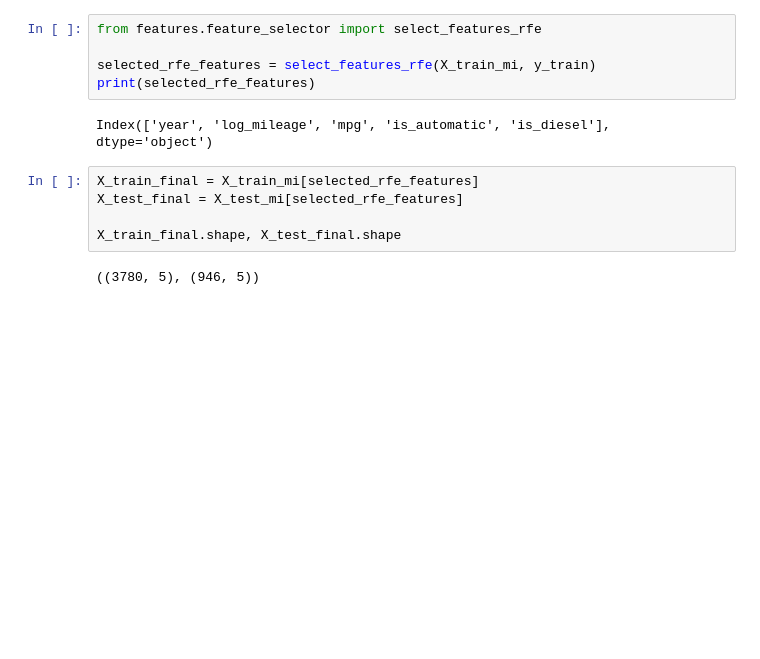
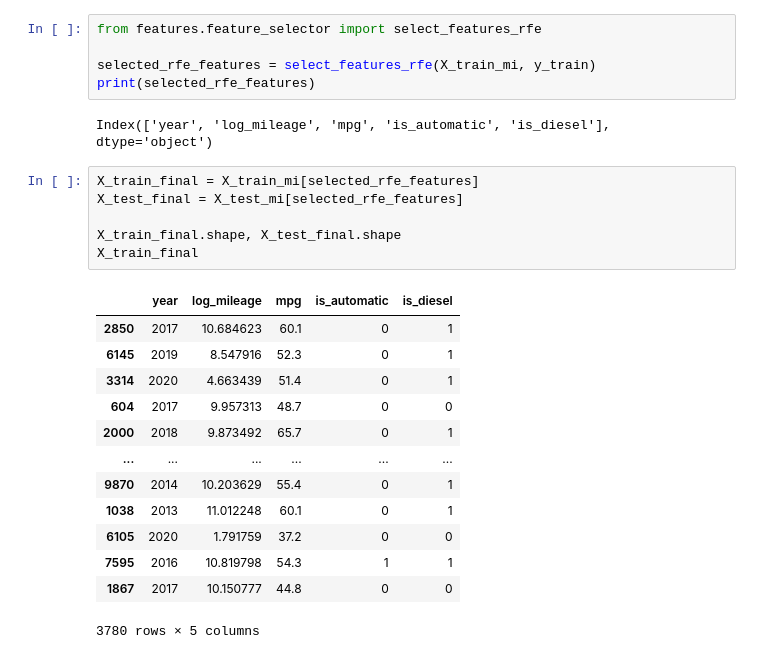
Before and after one commit to AnkanWork1/Training, a Jupyter notebook: WEEK 6/ml-project/notebooks/pipeline.ipynb, the cells around one changed output. Drawn from its saved outputs; the diff is of its cells as text; blank space fills up the shorter version.

```diff
--- a/WEEK 6/ml-project/notebooks/pipeline.ipynb
+++ b/WEEK 6/ml-project/notebooks/pipeline.ipynb
@@ -143,7 +137,20 @@ Index(['year', 'log_mileage', 'mpg', 'is_automatic', 'is_diesel'], dtype='object
 # %%
 X_train_final = X_train_mi[selected_rfe_features]
 X_test_final = X_test_mi[selected_rfe_features]
 
 X_train_final.shape, X_test_final.shape
+X_train_final
 # %% [output]
+|  | year | log_mileage | mpg | is_automatic | is_diesel |
+| 2850 | 2017 | 10.684623 | 60.1 | 0 | 1 |
+| 6145 | 2019 | 8.547916 | 52.3 | 0 | 1 |
+| 3314 | 2020 | 4.663439 | 51.4 | 0 | 1 |
+| 604 | 2017 | 9.957313 | 48.7 | 0 | 0 |
+| 2000 | 2018 | 9.873492 | 65.7 | 0 | 1 |
+| ... | ... | ... | ... | ... | ... |
+| 9870 | 2014 | 10.203629 | 55.4 | 0 | 1 |
+| 1038 | 2013 | 11.012248 | 60.1 | 0 | 1 |
+| 6105 | 2020 | 1.791759 | 37.2 | 0 | 0 |
+| 7595 | 2016 | 10.819798 | 54.3 | 1 | 1 |
+| 1867 | 2017 | 10.150777 | 44.8 | 0 | 0 |
-((3780, 5), (946, 5))
+3780 rows × 5 columns
```
Also changed, not shown: parts of 3 cells of this notebook, 13 other files.
